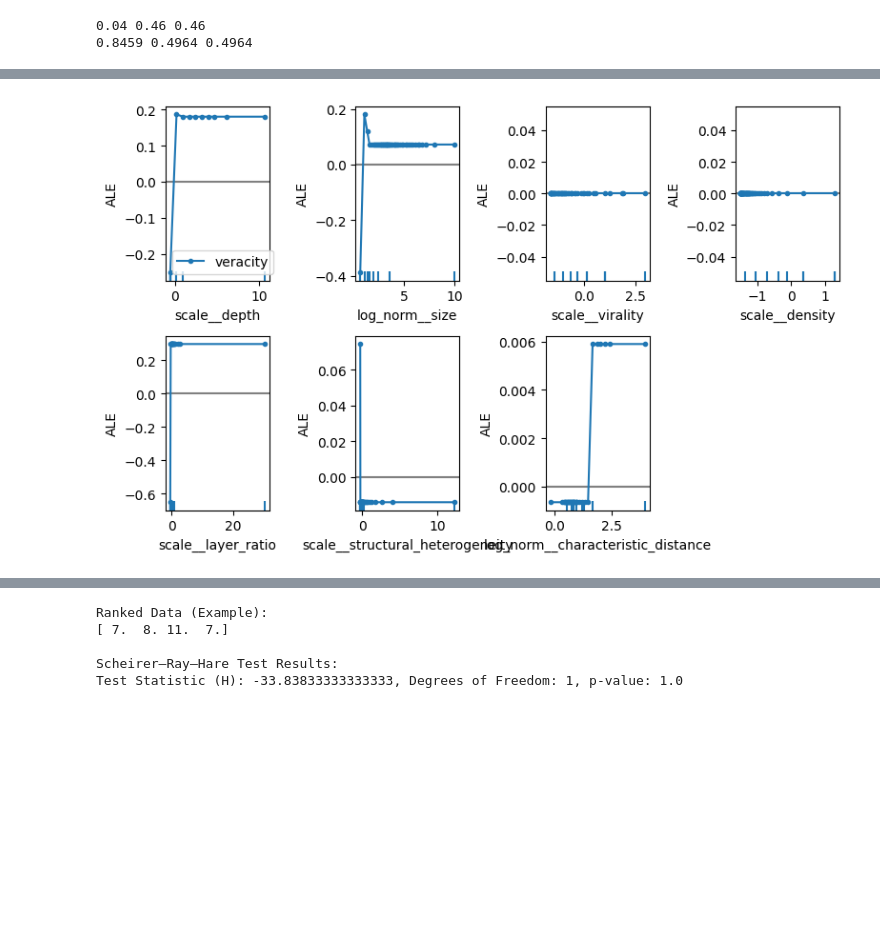
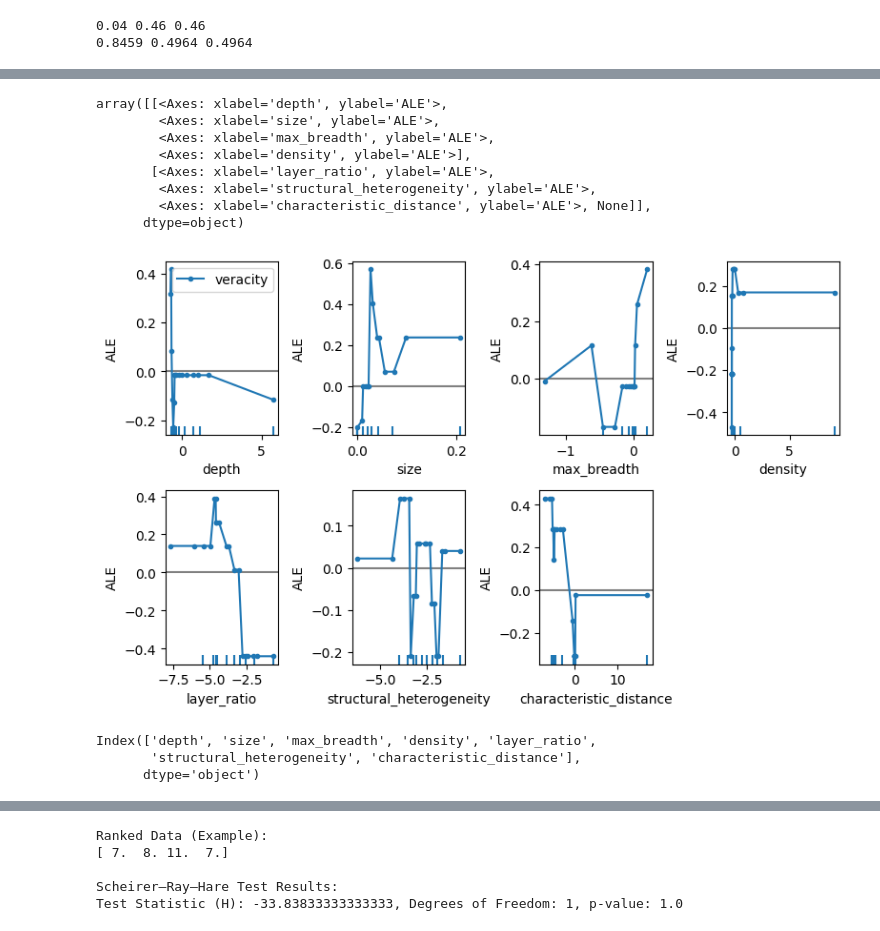
Before and after one commit to istiyaksiddiquee/thesis-work, a Jupyter notebook: RQ2/analysis/analysis.ipynb, the cells around one changed output, grey strips where cells are left out. Saved outputs shown, nothing was run; the diff lists cells and outputs as text; code cells hidden in the pictures; blank space fills up the shorter version.

```diff
--- a/RQ2/analysis/analysis.ipynb
+++ b/RQ2/analysis/analysis.ipynb
@@ -706,7 +706,8 @@ def performance_testing(project, scaled_X_test_df, y_test):
 # %%
 def best_performing_model(project, result_df):
     model = None
-    res = result_df.sort_values(by='average_precision', ascending=True)
+
+    res = result_df.sort_values(by='average_precision', ascending=False)
     names = ['logit_scores', 'dt_scores', 'rf_scores', 'lgb_scores', 'xgb_scores', 'default_rf_scores', 'freq_dummy_scores', 'stratified_dummy_scores']
     if res.iloc[0].name == 'logit_scores':
         model = joblib.load(f'./{project}/Logistic-Model-v0/logit.joblib')
@@ -725,7 +726,9 @@ def best_performing_model(project, result_df):
     elif res.iloc[0].name == 'stratified_dummy_scores':
         model = joblib.load(f'./{project}/Stratified-Dummy-Cls-v0/stratified_dummy_cls.joblib')
 
-    return model
+    freq_model = joblib.load(f'./{project}/Most-Freq-Dummy-Cls-v0/most_freq_dummy_cls.joblib')
+    strat_model = joblib.load(f'./{project}/Stratified-Dummy-Cls-v0/stratified_dummy_cls.joblib')
+    return model, freq_model, strat_model
 
 # logit_predict_proba = logit_model.predict_proba(scaled_X_test_df)
 # %%
@@ -793,7 +796,10 @@ def read_pickled_data(dataset, feature_selection, quant, dropped_columns, normal
     scaled_X_train_val = preprocessor.fit_transform(normalized_df)
     scaled_X_test = preprocessor.transform(X_test)
 
-    transformed_columns = preprocessor.get_feature_names_out()
+    transformed_columns = list(preprocessor.get_feature_names_out())
+
+    # transformed_columns[transformed_columns.index('scale__characteristic_distance')] = 'log_norm__characteristic_distance'
+    # original_column_order[original_column_order.index('scale__characteristic_distance')] = 'log_norm__characteristic_distance'
 
     scaled_X_train_val_df = pd.DataFrame(scaled_X_train_val, columns=transformed_columns)
     scaled_X_test_df = pd.DataFrame(scaled_X_test, columns=transformed_columns)
@@ -836,15 +850,15 @@ folder="RQ3Final2"
 quant = True
 feature_selection = 1
 dropped_columns = ['max_breadth']
-normalization_columns = ['size', 'max_breadth', 'characteristic_distance']
+normalization_columns = ['size', 'max_breadth']
 # normalization_columns = ['size', 'max_breadth', 'characteristic_distance']
 
-read_pickled_data(folder, feature_selection, quant, dropped_columns, normalization_columns)
+scaled_X_train_val, y_train_val, scaled_X_test, y_test = read_pickled_data(folder, feature_selection, quant, dropped_columns, normalization_columns)
+print(scaled_X_train_val.shape, y_train_val.shape, scaled_X_test.shape, y_test.shape)
+result_df = performance_testing("RQ3Final4", scaled_X_test, y_test)
+best_model = best_performing_model(folder, result_df)
+# result_df.sort_values(by='average_precision', ascending=False, inplace=True)
+result_df[['average_precision', 'roc_auc', 'balanced_accuracy', 'precision_0', 'precision_1', 'recall_0', 'recall_1']]
 
-# scaled_X_train_val, y_train_val, scaled_X_test, y_test = read_pickled_data(folder, feature_selection, quant, dropped_columns, normalization_columns)
-# print(scaled_X_train_val.shape, y_train_val.shape, scaled_X_test.shape, y_test.shape)
-# result_df = performance_testing("RQ3Final4", scaled_X_test, y_test)
-# best_model = best_performing_model(folder, result_df)
-# # result_df.sort_values(by='average_precision', ascending=False, inplace=True)
-# result_df
+# arr = read_pickled_data(folder, feature_selection, quant, dropped_columns, normalization_columns)
 # %% [output]
@@ -1110,14 +1092,16 @@ plt.show()
 # %%
 from alibi.explainers import ALE, plot_ale
 
-logit_fun_lr = xgb_model.predict
-proba_fun_lr = xgb_model.predict_proba
+logit_fun_lr = best_model.predict
+proba_fun_lr = best_model.predict_proba
 
-logit_ale_lr = ALE(logit_fun_lr, feature_names=list(scaled_X_test_df.columns), target_names=['veracity'])
-proba_ale_lr = ALE(proba_fun_lr, feature_names=list(scaled_X_test_df.columns), target_names=['veracity'])
+columns = ['depth', 'size', 'max_breadth', 'density', 'layer_ratio', 'structural_heterogeneity', 'characteristic_distance']
 
-logit_exp_lr = logit_ale_lr.explain(scaled_X_test_df.values)
-proba_exp_lr = proba_ale_lr.explain(scaled_X_test_df.values)
+logit_ale_lr = ALE(logit_fun_lr, feature_names=columns, target_names=['veracity'])
+proba_ale_lr = ALE(proba_fun_lr, feature_names=columns, target_names=['veracity'])
+
+logit_exp_lr = logit_ale_lr.explain(scaled_X_test.values)
+proba_exp_lr = proba_ale_lr.explain(scaled_X_test.values)
 
 plot_ale(logit_exp_lr, n_cols=4, fig_kw={'figwidth': 8, 'figheight': 5}, sharey=None)
 # %% [output]
@@ -1132,4 +1125,30 @@ array([[<Axes: xlabel='scale__depth', ylabel='ALE'>,
+array([[<Axes: xlabel='depth', ylabel='ALE'>,
+        <Axes: xlabel='size', ylabel='ALE'>,
+        <Axes: xlabel='max_breadth', ylabel='ALE'>,
+        <Axes: xlabel='density', ylabel='ALE'>],
+       [<Axes: xlabel='layer_ratio', ylabel='ALE'>,
+        <Axes: xlabel='structural_heterogeneity', ylabel='ALE'>,
+        <Axes: xlabel='characteristic_distance', ylabel='ALE'>, None]],
+      dtype=object)
-[figure, old version]
+[figure, new version]
+# %%
+
+
+scaled_X_test = scaled_X_test.rename(columns={
+    "scale__depth": "depth",
+    "log_norm__size": "size",
+    'log_norm__max_breadth': 'max_breadth',
+    'scale__density': 'density',
+    'log_norm__layer_ratio': 'layer_ratio',
+    'log_norm__structural_heterogeneity': 'structural_heterogeneity',
+    'log_norm__characteristic_distance': 'characteristic_distance'
+})
+
+scaled_X_test.columns
+# %% [output]
+Index(['depth', 'size', 'max_breadth', 'density', 'layer_ratio',
+       'structural_heterogeneity', 'characteristic_distance'],
+      dtype='object')
 # %%
 import matplotlib.pyplot as plt
 from sklearn.inspection import PartialDependenceDisplay
```
Also changed, not shown: parts of 14 cells of this notebook.
